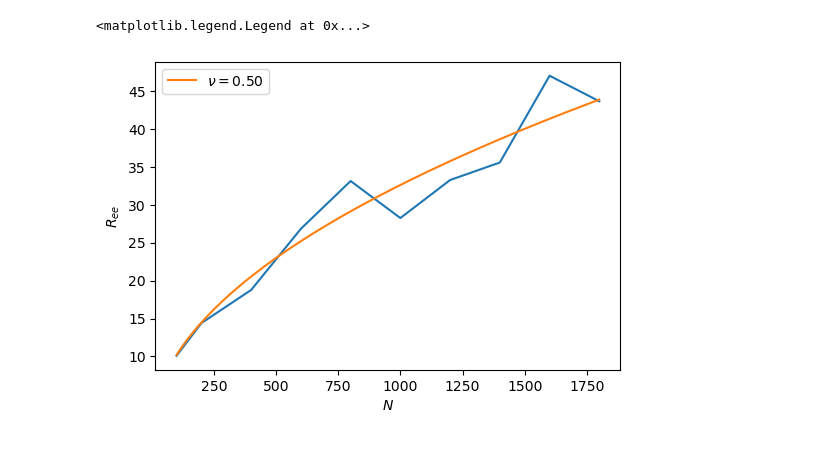
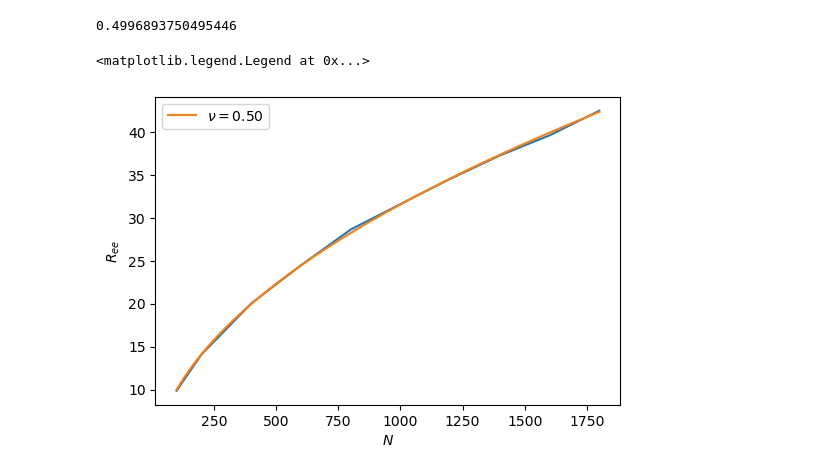
Before and after one commit to kkritikak/Exercise2, a Jupyter notebook: Beneke_Grischa/Sheet2/Exercise3.ipynb, the cells around one changed output. Drawn from its saved outputs; the diff is of its cells as text; code cells hidden in the pictures.

```diff
--- a/Beneke_Grischa/Sheet2/Exercise3.ipynb
+++ b/Beneke_Grischa/Sheet2/Exercise3.ipynb
@@ -5,7 +6,7 @@ import scipy.optimize as opt
 # %% [markdown]
 ![grafik.png](attachment:b81d4239-b579-422c-baae-35af5c8510a6.png)
 # %%
-repeats_for_statistics = 40
+repeats_for_statistics = 10000
 
 Ns = np.array([100, 200,400,600,800,1000, 1200, 1400, 1600, 1800])
 R2s = np.zeros((len(Ns), repeats_for_statistics))
@@ -15,33 +16,34 @@ for repeat in range(repeats_for_statistics):
     for j, N in enumerate(Ns):
         history = np.zeros((N, 2))
         possible_moves = np.array([[-1,0],[1,0],[0,-1],[0,1]])
 
         current_pos = np.array([0,0])
         for i in range(N):
             history[i] = current_pos
             current_pos += possible_moves[np.random.randint(4)]
         R2s[j,repeat] = np.sum(history[-1,:]**2)
         #print(history[-1,:], history[-1,:]**2, np.sum(history[-1,:]**2))
         #break
 
 R2 = np.mean(R2s, axis=1)
 R = np.sqrt(R2)
 fig, ax = plt.subplots(figsize=(6,4))
 ax.plot(Ns, R)
 
 x_fit, y_fit = Ns, R
 func = lambda x, pw : np.power(x, pw)
 p0 = (1)
 coeff, var_matrix = opt.curve_fit(func, x_fit, y_fit, p0 = p0)
 ν = coeff[0]
 func_ = lambda x : func(x, *coeff)
-
+print(ν)
 
 N_highres = np.linspace(min(Ns),max(Ns), 1000)
 ax.plot(N_highres, func_(N_highres), label=f"$ν = {ν:.2f}$")
 ax.set_xlabel("$N$")
 ax.set_ylabel("$R_{ee}$")
 ax.legend()
 # %% [output]
-<matplotlib.legend.Legend at 0x...>
+0.4996893750495446
+<matplotlib.legend.Legend at 0x...>
-[figure, old version]
+[figure, new version]
```
Also changed, not shown: parts of 1 cell of this notebook, 37 other files.
